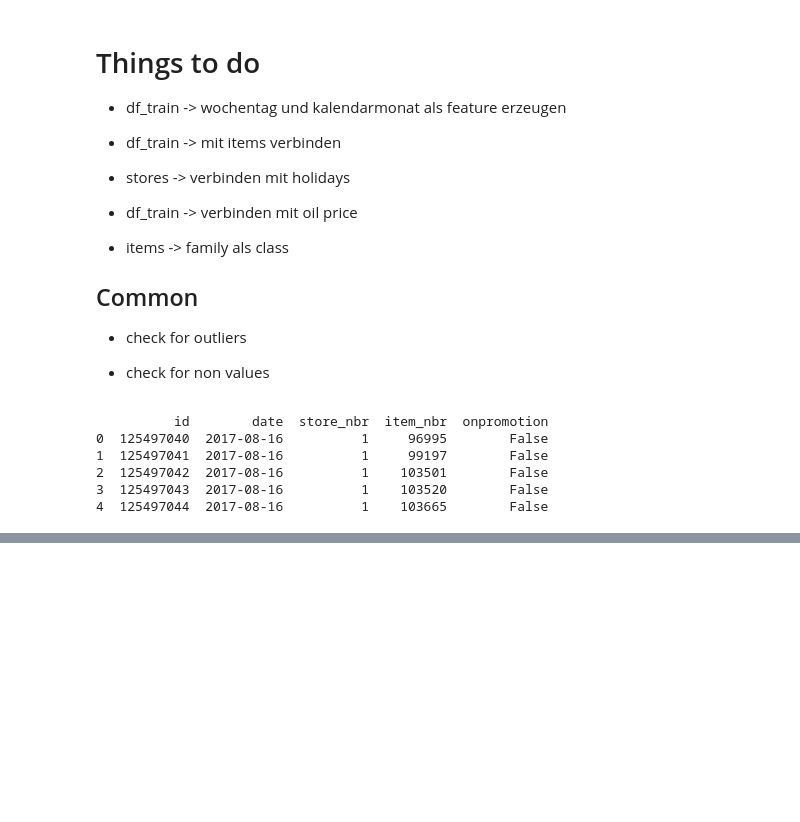
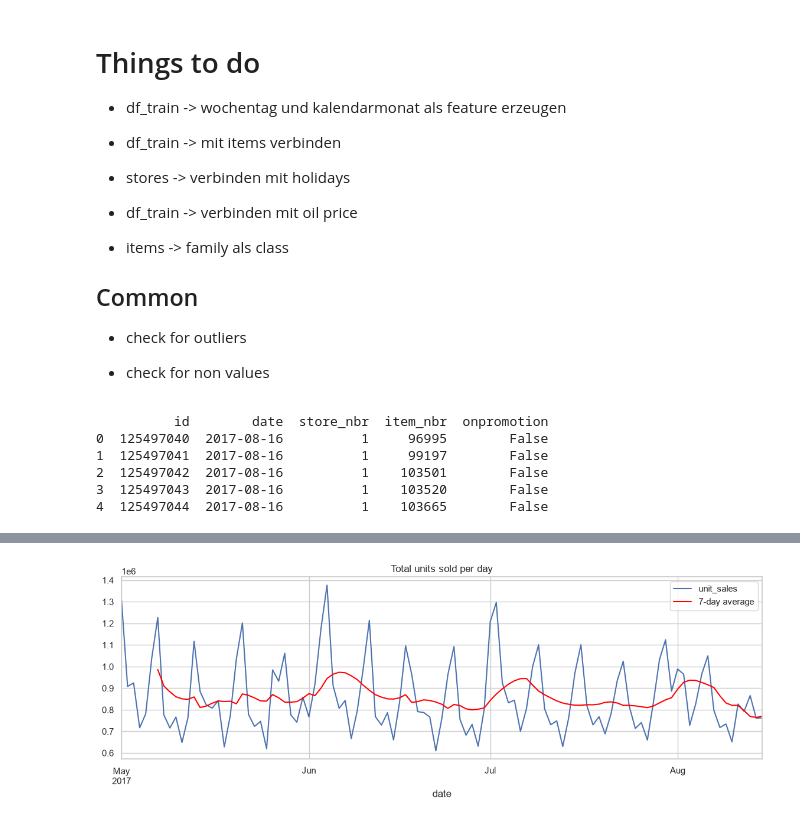
Before and after one commit to wichmax/dsr_mini_competition, a Jupyter notebook: notebooks/data_exploration.ipynb, the cells around one changed output, grey strips where cells are left out. Cells and saved outputs as stored; diff of their text form; code cells hidden in the pictures; blank space fills up the shorter version.

```diff
--- a/notebooks/data_exploration.ipynb
+++ b/notebooks/data_exploration.ipynb
@@ -149,0 +395,2 @@ print(test.head())
+# %%
+oil["date"] = pd.to_datetime(oil["date"]) #convert date column to datetime type
@@ -149,0 +434,12 @@ print(test.head())
+# %%
+holidays["date"] = pd.to_datetime(holidays["date"]) #convert date column to datetime type
+
+
+national = holidays[(holidays["locale"] == "National") & (holidays["transferred"] == False)] #The filter keeps only real national holidays. drop_duplicates makes the date unique. After the merge, non-holidays are NaN, and fillna(0) turns them into 0. Regional and local holidays (matched via the store’s state and city) are a good layer-2 step later.
+national = national[["date"]].drop_duplicates()     # one row per date!
+national["is_national_holiday"] = 1
+
+rows_before = len(train_pd)
+train_pd = train_pd.merge(national, on="date", how="left")
+train_pd["is_national_holiday"] = train_pd["is_national_holiday"].fillna(0).astype("int8")
+print(rows_before, len(train_pd))                   # must be equal
@@ -149,0 +542,10 @@ print(test.head())
+# %%
+def add_date_features(df):
+    df["weekday"] = df["date"].dt.dayofweek.astype("int8")      # 0 = Mon … 6 = Sun
+    df["day"] = df["date"].dt.day.astype("int8")                # 1 … 31
+    df["month"] = df["date"].dt.month.astype("int8")            # 1 … 12
+    df["is_weekend"] = (df["weekday"] >= 5).astype("int8")      # Sat/Sun = 1
+    df["is_payday"] = ((df["day"] == 15) | df["date"].dt.is_month_end).astype("int8")
+    return df
+
+train_pd = add_date_features(train_pd)
@@ -149,0 +572,23 @@ print(test.head())
+# %%
+#### plots
+
+
+import matplotlib.pyplot as plt     # basic plotting
+import seaborn as sns               # nicer statistical plots
+import numpy as np
+
+sns.set_theme(style="whitegrid")
+df = train_pd                     # EDA only on training data
+df["weekday"] = df["date"].dt.dayofweek
+df["day"] = df["date"].dt.day
+# %%
+#Total sales per day: trend and rhythm
+
+daily = df.groupby("date")["unit_sales"].sum()
+
+plt.figure(figsize=(14, 4))
+daily.plot()
+daily.rolling(7).mean().plot(color="red", label="7-day average")
+plt.title("Total units sold per day"); plt.legend(); plt.show()
+# %% [output]
+[figure, added]
```
Also changed, not shown: parts of 43 cells of this notebook, 2 other files.
